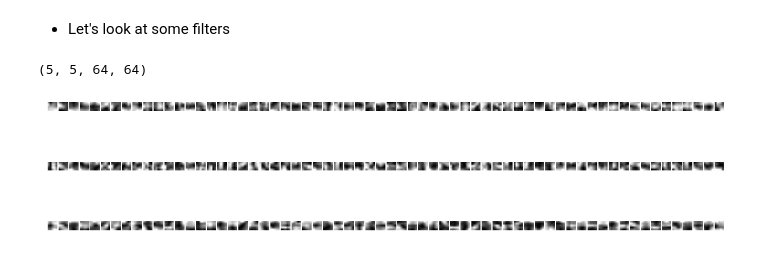
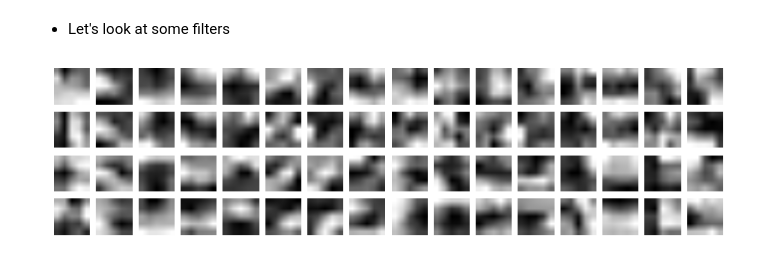
Before and after one commit to keveman/tensorflow-tutorial, a Jupyter notebook: CIFAR10 Tutorial.ipynb, the cells around one changed output. Saved outputs shown, nothing was run; the diff lists cells and outputs as text; code cells hidden in the pictures.

```diff
--- a/CIFAR10 Tutorial.ipynb
+++ b/CIFAR10 Tutorial.ipynb
@@ -395,14 +395,12 @@ classify()
 # %% [markdown]
 * Let's look at some filters
 # %%
-conv1 = vars['conv2_weights'].eval()
-print(conv1.shape)
-figsize = (5, 0.5)
+conv2_weights = vars['conv2_weights'].eval()
+figsize(12, 3.0)
 gray()
-for i in range(3):
-  for j in range(64):
-    subplot(3, 64, i*64+j)
-    myshow(conv1[:, :, i, j], aspect='equal')
+for i in range(4):
+  for j in range(16):
+    subplot(4, 16, i*16+j)
+    myshow(conv2_weights[:, :, i, j], aspect='auto')
 # %% [output]
-(5, 5, 64, 64)
-[figure, old version]
+[figure, new version]
```
Also changed, not shown: parts of 9 cells of this notebook.
